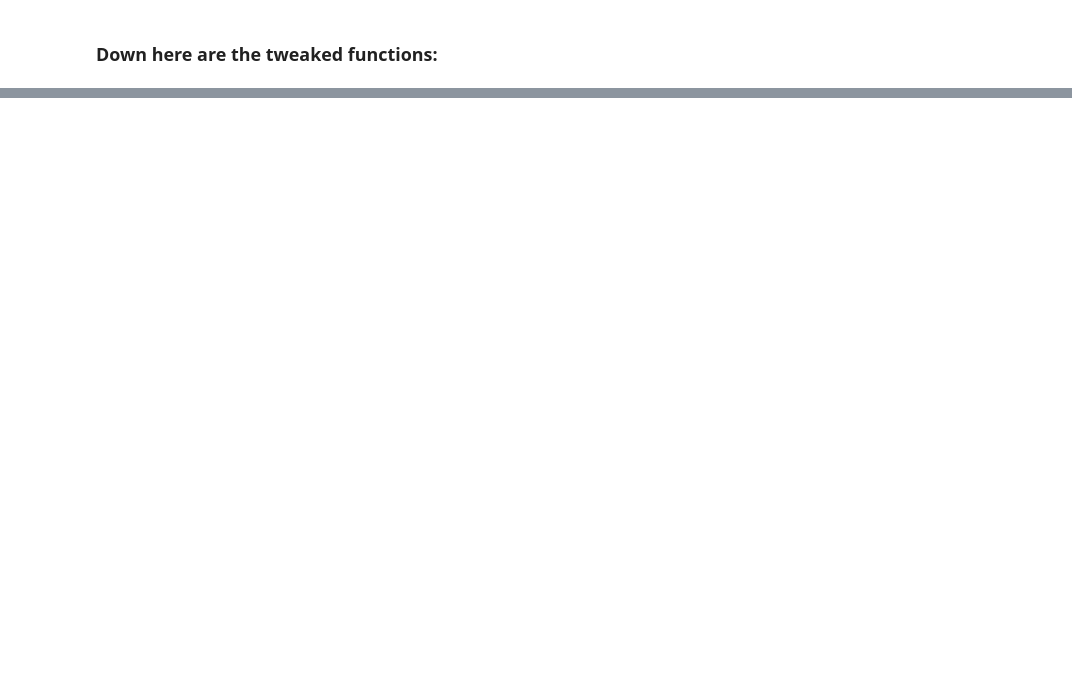
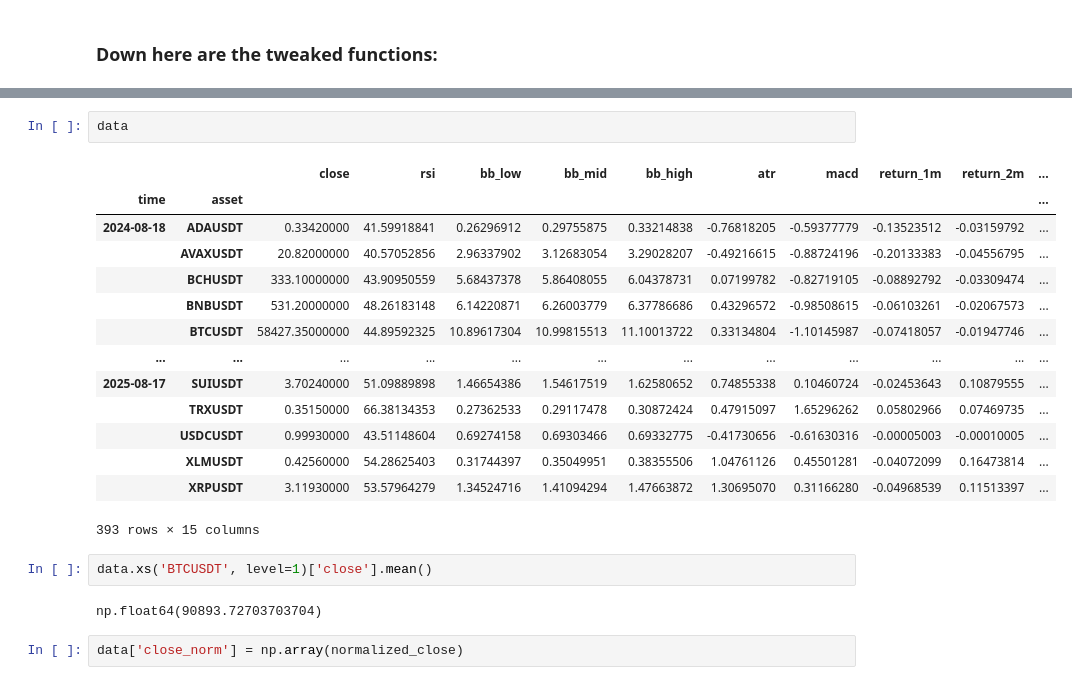
Before and after one commit to CarecaRS/CryptoFund, a Jupyter notebook: fund.ipynb, the cells around one changed output, grey strips where cells are left out. Saved outputs shown, nothing was run; the diff lists cells and outputs as text; blank space fills up the shorter version.

```diff
--- a/fund.ipynb
+++ b/fund.ipynb
@@ -284,0 +142,23 @@ def clustering(df, metric='rsi', clusters=None, init=0):
+# %%
+data
+# %% [output]
+|  |  | close | rsi | bb_low | bb_mid | bb_high | atr | macd | return_1m | return_2m | ... |
+| time | asset |  |  |  |  |  |  |  |  |  | ... |
+| 2024-08-18 | ADAUSDT | 0.33420000 | 41.59918841 | 0.26296912 | 0.29755875 | 0.33214838 | -0.76818205 | -0.59377779 | -0.13523512 | -0.03159792 | ... |
+|  | AVAXUSDT | 20.82000000 | 40.57052856 | 2.96337902 | 3.12683054 | 3.29028207 | -0.49216615 | -0.88724196 | -0.20133383 | -0.04556795 | ... |
+|  | BCHUSDT | 333.10000000 | 43.90950559 | 5.68437378 | 5.86408055 | 6.04378731 | 0.07199782 | -0.82719105 | -0.08892792 | -0.03309474 | ... |
+|  | BNBUSDT | 531.20000000 | 48.26183148 | 6.14220871 | 6.26003779 | 6.37786686 | 0.43296572 | -0.98508615 | -0.06103261 | -0.02067573 | ... |
+|  | BTCUSDT | 58427.35000000 | 44.89592325 | 10.89617304 | 10.99815513 | 11.10013722 | 0.33134804 | -1.10145987 | -0.07418057 | -0.01947746 | ... |
+| ... | ... | ... | ... | ... | ... | ... | ... | ... | ... | ... | ... |
+| 2025-08-17 | SUIUSDT | 3.70240000 | 51.09889898 | 1.46654386 | 1.54617519 | 1.62580652 | 0.74855338 | 0.10460724 | -0.02453643 | 0.10879555 | ... |
+|  | TRXUSDT | 0.35150000 | 66.38134353 | 0.27362533 | 0.29117478 | 0.30872424 | 0.47915097 | 1.65296262 | 0.05802966 | 0.07469735 | ... |
+|  | USDCUSDT | 0.99930000 | 43.51148604 | 0.69274158 | 0.69303466 | 0.69332775 | -0.41730656 | -0.61630316 | -0.00005003 | -0.00010005 | ... |
+|  | XLMUSDT | 0.42560000 | 54.28625403 | 0.31744397 | 0.35049951 | 0.38355506 | 1.04761126 | 0.45501281 | -0.04072099 | 0.16473814 | ... |
+|  | XRPUSDT | 3.11930000 | 53.57964279 | 1.34524716 | 1.41094294 | 1.47663872 | 1.30695070 | 0.31166280 | -0.04968539 | 0.11513397 | ... |
+393 rows × 15 columns
+# %%
+data.xs('BTCUSDT', level=1)['close'].mean()
+# %% [output]
+np.float64(90893.72703703704)
+# %%
+data['close_norm'] = np.array(normalized_close)
```
Also changed, not shown: parts of 7 cells of this notebook.
